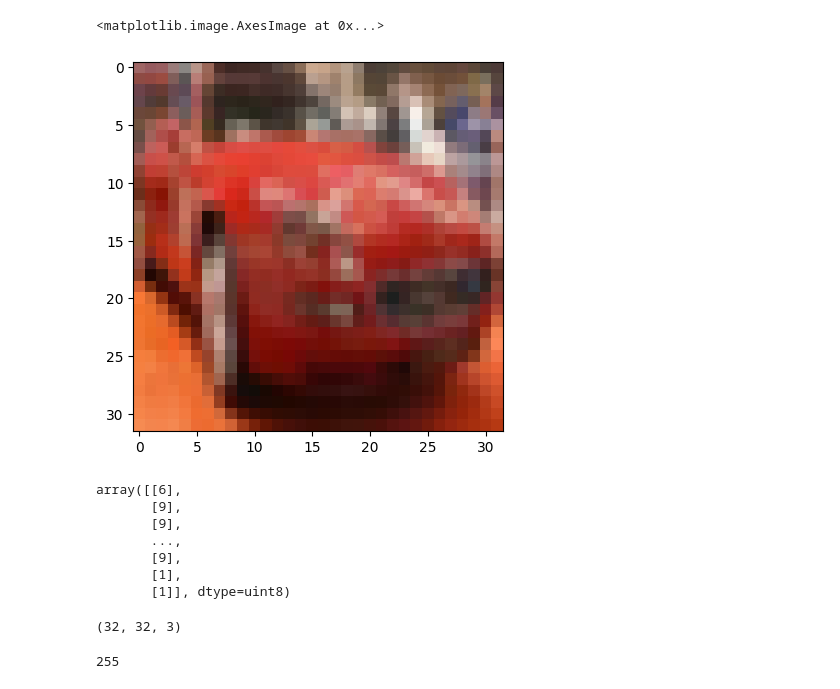
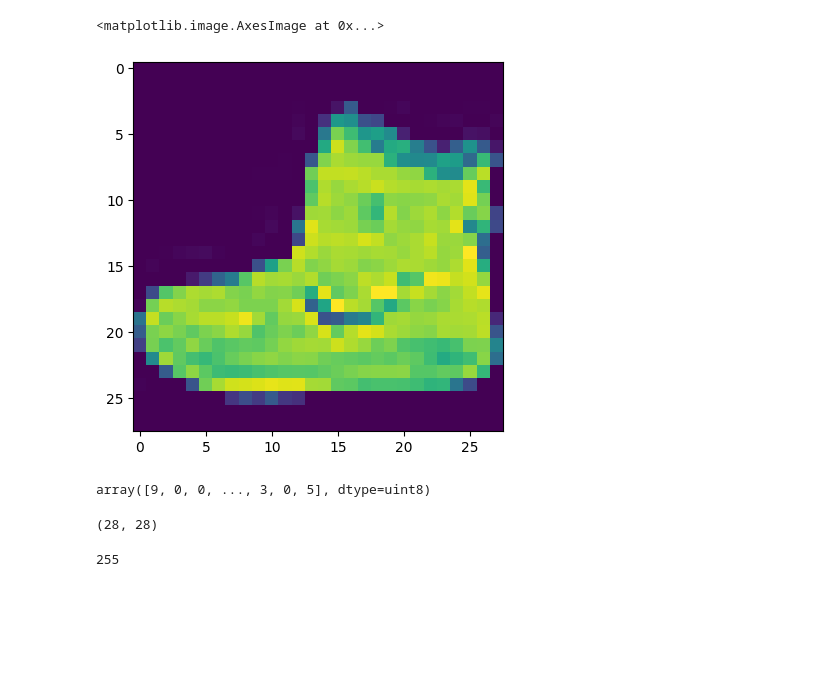
Before and after one commit to gc2321/3235-Machine-Learning, a Jupyter notebook: XTRA_NEURO_NET_EXERCISES/2_cnn_classification_Fashion_mnist.ipynb, the cells around one changed output. Cells and saved outputs as stored; diff of their text form; code cells hidden in the pictures; blank space fills up the shorter version.

```diff
--- a/XTRA_NEURO_NET_EXERCISES/2_cnn_classification_Fashion_mnist.ipynb
+++ b/XTRA_NEURO_NET_EXERCISES/2_cnn_classification_Fashion_mnist.ipynb
@@ -12,3 +12,3 @@ from tensorflow.keras.datasets import cifar10
 # %%
-(x_train, y_train), (x_test, y_test) = cifar10.load_data()
+(x_train, y_train), (x_test, y_test) = fashion_mnist.load_data()
 # %% [output]
@@ -41,22 +27,16 @@ array([[[159, 102, 101],
 # %%
-plt.imshow(x_train[5])
+plt.imshow(x_train[0])
 # %% [output]
 <matplotlib.image.AxesImage at 0x...>
-[figure, old version]
+[figure, new version]
 # %%
 y_train
 # %% [output]
-array([[6],
-       [9],
-       [9],
-       ...,
-       [9],
-       [1],
-       [1]], dtype=uint8)
+array([9, 0, 0, ..., 3, 0, 5], dtype=uint8)
 # %%
 x_train[0].shape
 # %% [output]
-(32, 32, 3)
+(28, 28)
 # %%
 x_train.max()
 # %% [output]
```
Also changed, not shown: parts of 26 cells of this notebook.
